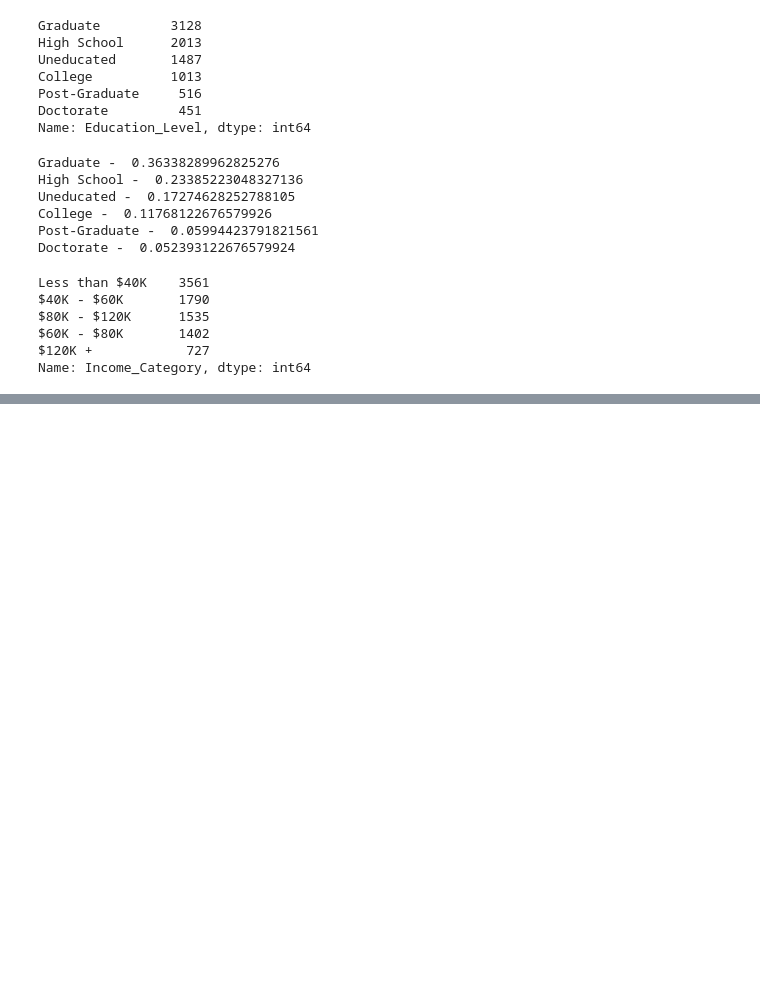
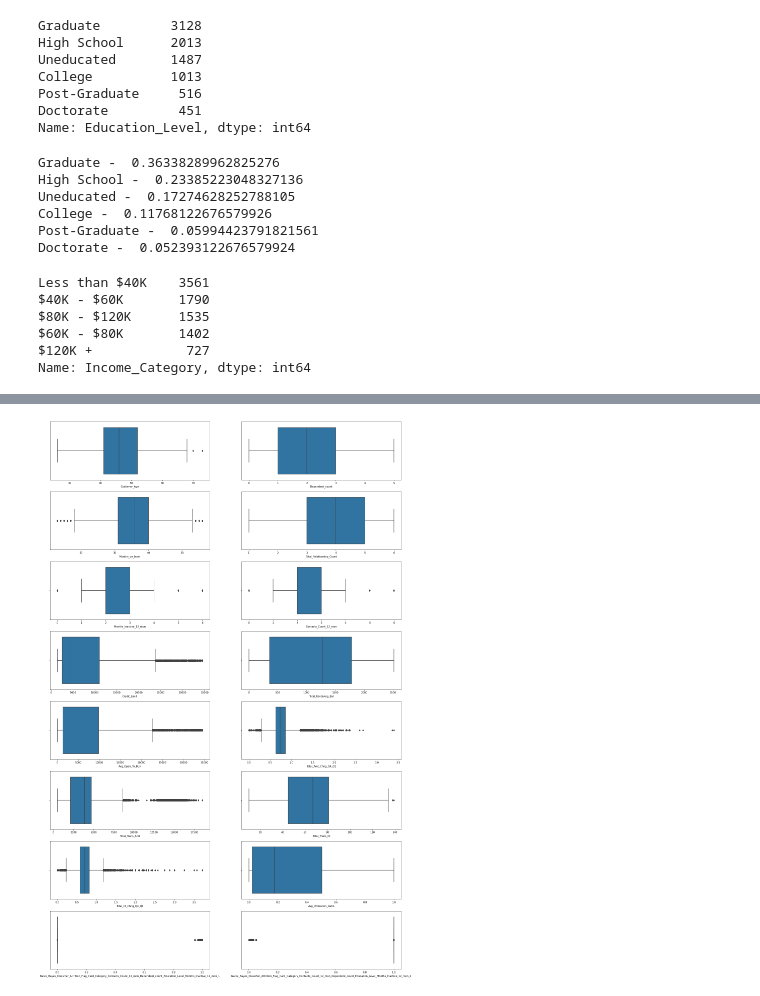
Before and after one commit to rnd4u-org/2021-knu-churn, a Jupyter notebook: PreProcessing2_task.ipynb, the cells around one changed output, grey strips where cells are left out. Cells and saved outputs as stored; diff of their text form; code cells hidden in the pictures; blank space fills up the shorter version.

```diff
--- a/PreProcessing2_task.ipynb
+++ b/PreProcessing2_task.ipynb
@@ -179,0 +247,17 @@ dtype: int64
+# %%
+"""
+тут мы нашли код, который пробегает по столбцам, и выписывает кол-во выбросов, но пока не додумались, как это использовать
+"""
+
+names = list(bank.columns)
+for i in (2, 4) + tuple (range(9, 23)):
+    data=bank[names[i]]
+    q25, q75 = percentile(data, 25), percentile(data, 75)
+    iqr = q75 - q25
+    print('Percentiles: 25th=%.3f, 75th=%.3f, IQR=%.3f' %(q25, q75, iqr))
+    cut_off = iqr * 1.5
+    lower, upper = q25 - cut_off, q75 + cut_off
+    outliers = [x for x in data if x < lower or x > upper]
+    print('Identified outliers: %d' %len(outliers))
+    outliers_removed = [x for x in data if x >= lower and x <= upper]
+    print('Non-outlier observations: %d' %len(outliers_removed))
@@ -179,0 +282,13 @@ dtype: int64
+# %%
+#discover outliers and find a way to deal with them
+fig, axs = mpl.subplots(8, 2, figsize=(25, 40))
+axes = [item for sublist in axs for item in sublist]
+j = 0
+
+for i in (2, 4) + tuple(range(9, 23)):
+    sns.boxplot(data=bank, x=bank.columns[i], ax=axes[j])
+    j += 1
+
+mpl.show()
+# %% [output]
+[figure, added]
```
Also changed, not shown: parts of 12 cells of this notebook, 1 other file.
